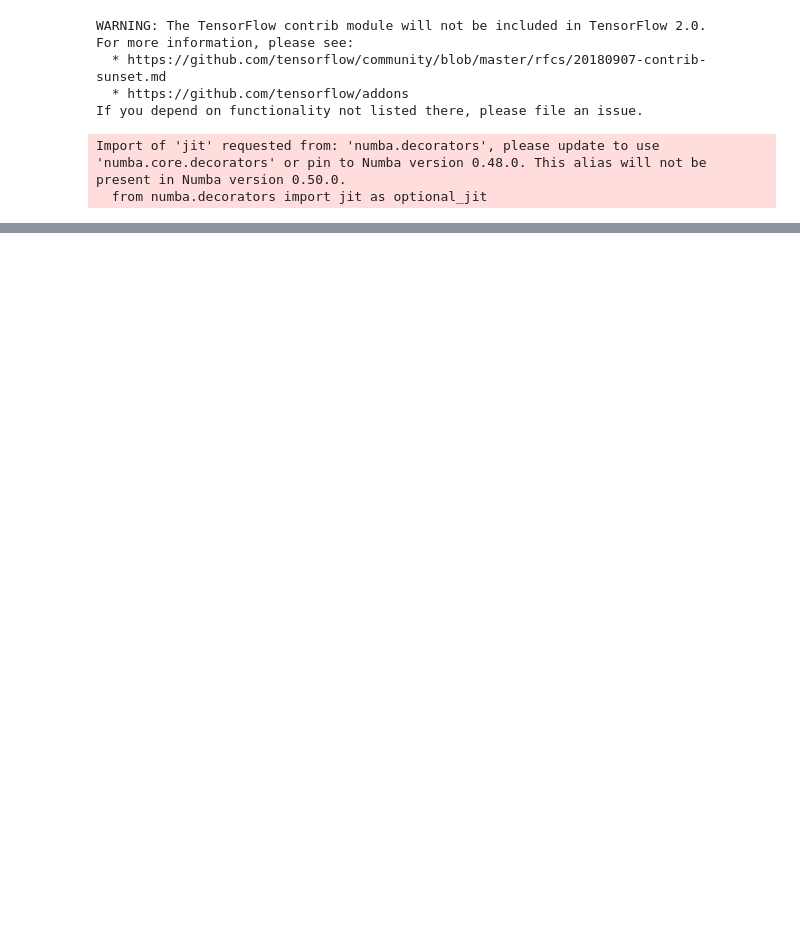
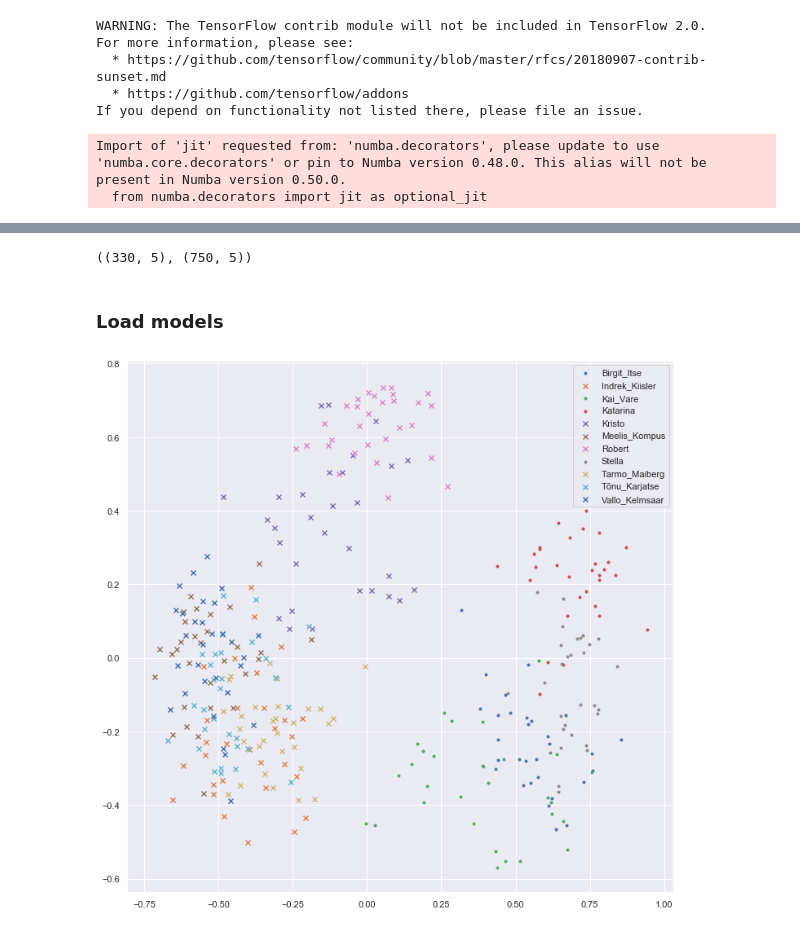
Before and after one commit to GeronimoOM/multi-speaker-tacotron2, a Jupyter notebook: speaker_encoder.ipynb, the cells around one changed output, grey strips where cells are left out. Saved outputs shown, nothing was run; the diff lists cells and outputs as text; code cells hidden in the pictures; blank space fills up the shorter version.

```diff
--- a/speaker_encoder.ipynb
+++ b/speaker_encoder.ipynb
@@ -46,0 +114,16 @@ test.head()
+# %%
+common_voice_dir = '/Users/olehmatsuk/Thesis/data/common_voice'
+konekorpus_dir = '/Users/olehmatsuk/Thesis/data/konekorpus'
+vctk_dir = '/Users/olehmatsuk/Thesis/data/vctk'
+# %%
+konekorpus_speakers_genders = {"Meelis_Kompus": 1,
+                               "Tarmo_Maiberg": 1,
+                               "Birgit_Itse": 0,
+                               "Vallo_Kelmsaar": 1,
+                               "Indrek_Kiisler": 1,
+                               "Tõnu_Karjatse": 1,
+                               "Kai_Vare": 0,
+                               "Katarina": 0,
+                               "Kristo": 1,
+                               "Robert": 1,
+                               "Stella": 0}
@@ -46,0 +136,6 @@ test.head()
+# %%
+test_konekorpus_sample = []
+for speaker in test_konekorpus['speaker'].unique():
+    test_konekorpus_sample.append(test_konekorpus.loc[test_konekorpus['speaker'] == speaker].sample(30))
+test_konekorpus_sample = pd.concat(test_konekorpus_sample)
+test_konekorpus_sample.head()
@@ -46,0 +162,14 @@ test.head()
+# %%
+test_konekorpus_sample.shape, test_vctk_sample.shape
+# %% [output]
+((330, 5), (750, 5))
+# %% [markdown]
+### Load models
+# %%
+checkpoint_path = '/Users/olehmatsuk/Thesis/runs/speaker_c_Jun23_22_42_54/checkpoint_45000'
+model = load_model(checkpoint_path)
+# %%
+embeddings_konekorpus = get_embeddings(model, test_konekorpus_sample, konekorpus_dir)
+pca_plot(embeddings_konekorpus, test_konekorpus_sample['speaker'], konekorpus_speakers_genders)
+# %% [output]
+[figure, added]
```
Also changed, not shown: parts of 22 cells of this notebook, 4 other files.
